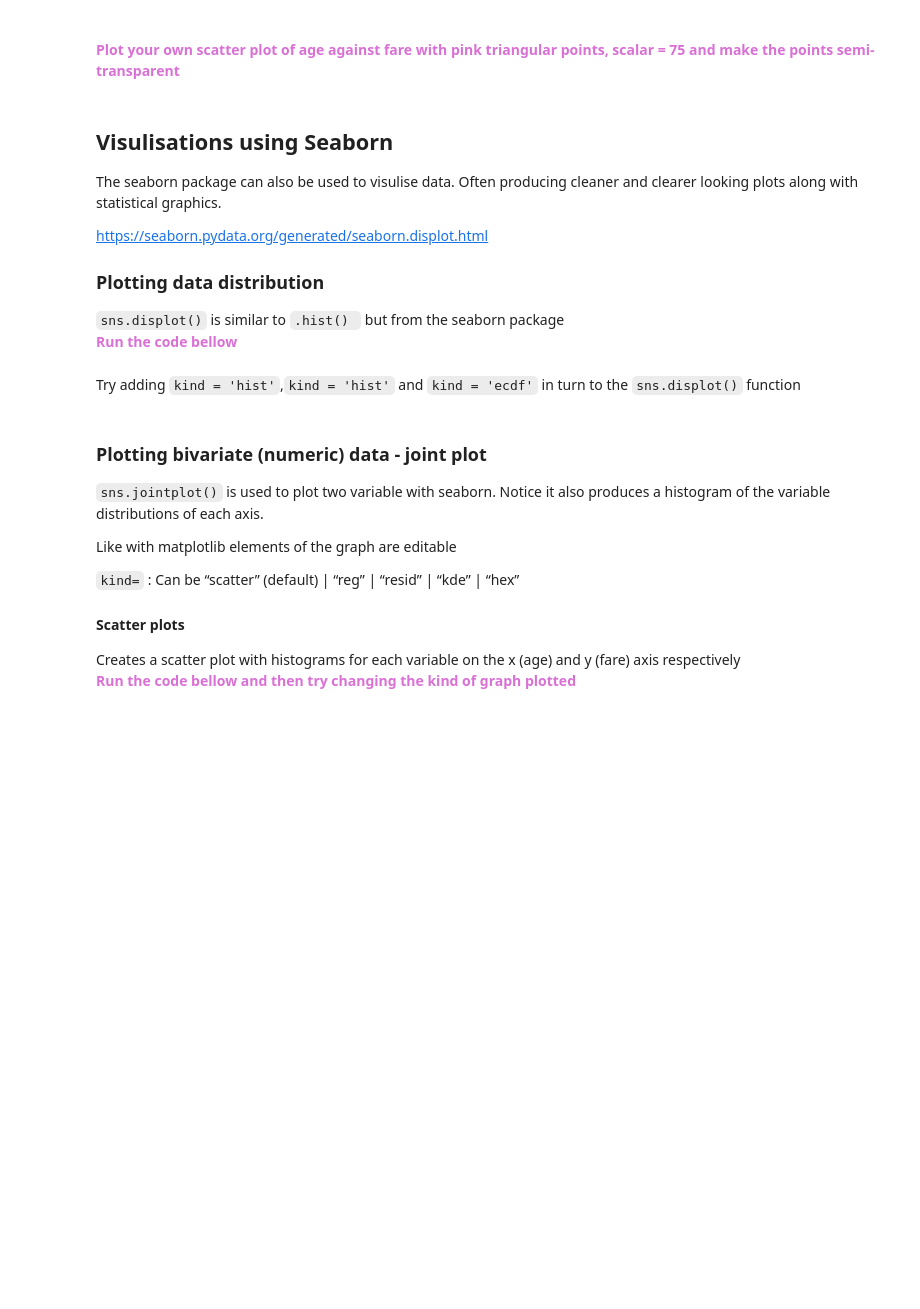
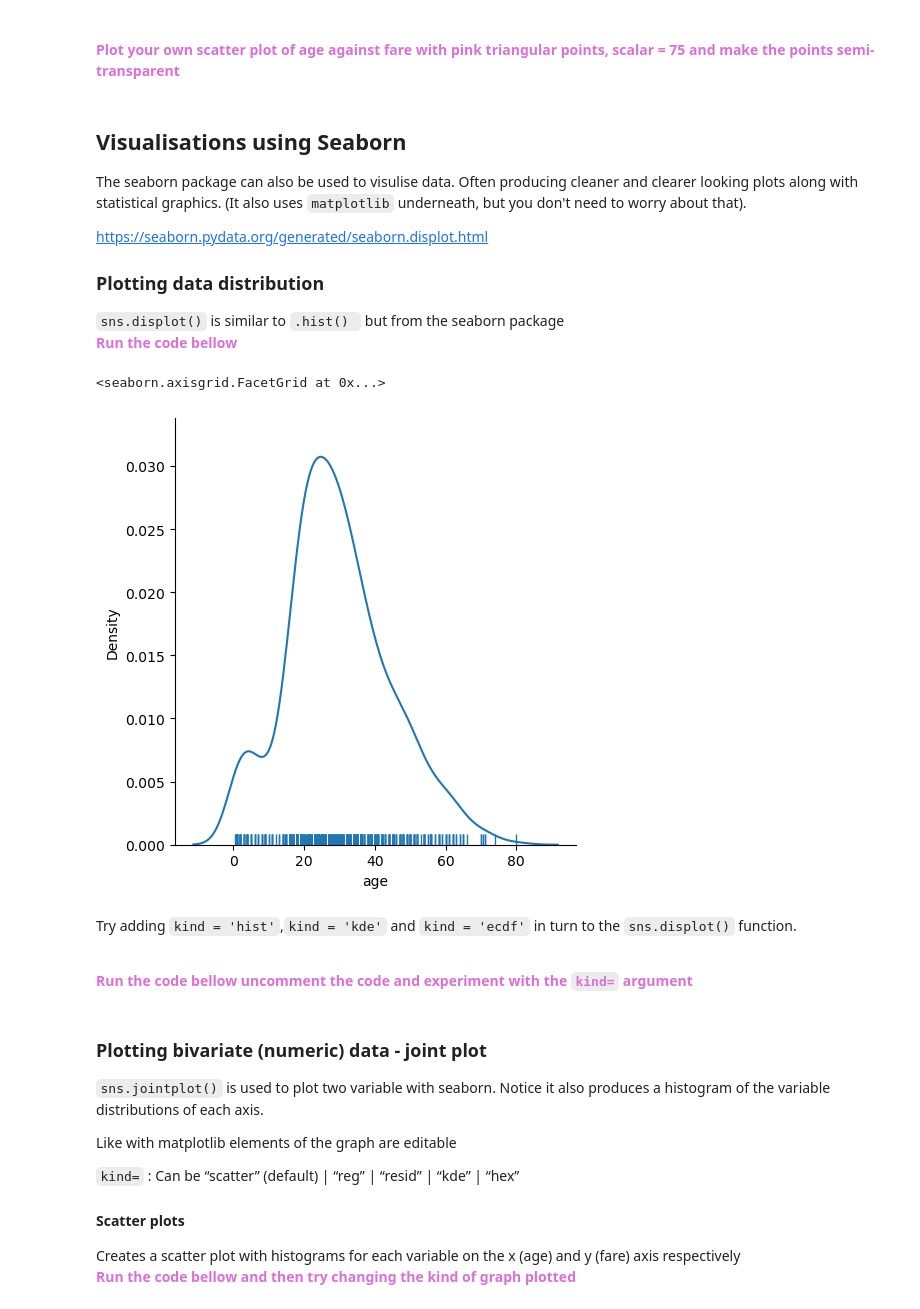
Before and after one commit to MSc-Urban-Environmental-Leeds/GEOG5415M-Programming-for-Spatial-Data-Science, a Jupyter notebook: notebooks/Week_4_Effective_Data_Visulisation_using_python.ipynb, the cells around one changed output. Cells and saved outputs as stored; diff of their text form; code cells hidden in the pictures; blank space fills up the shorter version.

```diff
--- a/notebooks/Week_4_Effective_Data_Visulisation_using_python.ipynb
+++ b/notebooks/Week_4_Effective_Data_Visulisation_using_python.ipynb
@@ -180,16 +191,22 @@ titanic.plot.scatter(x='age',y='fare', s=20, c='green', alpha=0.3);
 # %%
 # scatter plot age v. fare, semi-transparent pink triangular points, scalar = 75,
 # %% [markdown]
-## Visulisations using Seaborn
-The seaborn package can also be used to visulise data. Often producing cleaner and clearer looking plots along with statistical graphics. <br>
+## Visualisations using Seaborn
+The seaborn package can also be used to visulise data. Often producing cleaner and clearer looking plots along with statistical graphics. (It also uses `matplotlib` underneath, but you don't need to worry about that).
 
-https://seaborn.pydata.org/generated/seaborn.displot.html <br>
+https://seaborn.pydata.org/generated/seaborn.displot.html
 
 ### Plotting data distribution
+
 <code>sns.displot()</code> is similar to <code>.hist() </code> but from the seaborn package
 <br><font color= "orchid"><b> Run the code bellow </font>
 # %%
-sns.displot(titanic['age'].dropna(), rug=True)
+sns.displot(titanic['age'], rug=True, kind="kde")
+# %% [output]
+<seaborn.axisgrid.FacetGrid at 0x...>
+[figure, added]
 # %% [markdown]
-Try adding <code>kind = 'hist'</code>,<code>kind = 'hist'</code> and <code>kind = 'ecdf'</code> in turn to the <code>sns.displot()</code> function
+Try adding <code>kind = 'hist'</code>,<code>kind = 'kde'</code> and <code>kind = 'ecdf'</code> in turn to the <code>sns.displot()</code> function.
+
+<br><font color= "orchid"><b> Run the code bellow uncomment the code and experiment with the `kind=` argument</font>
 # %%
```
Also changed, not shown: parts of 43 cells of this notebook.
